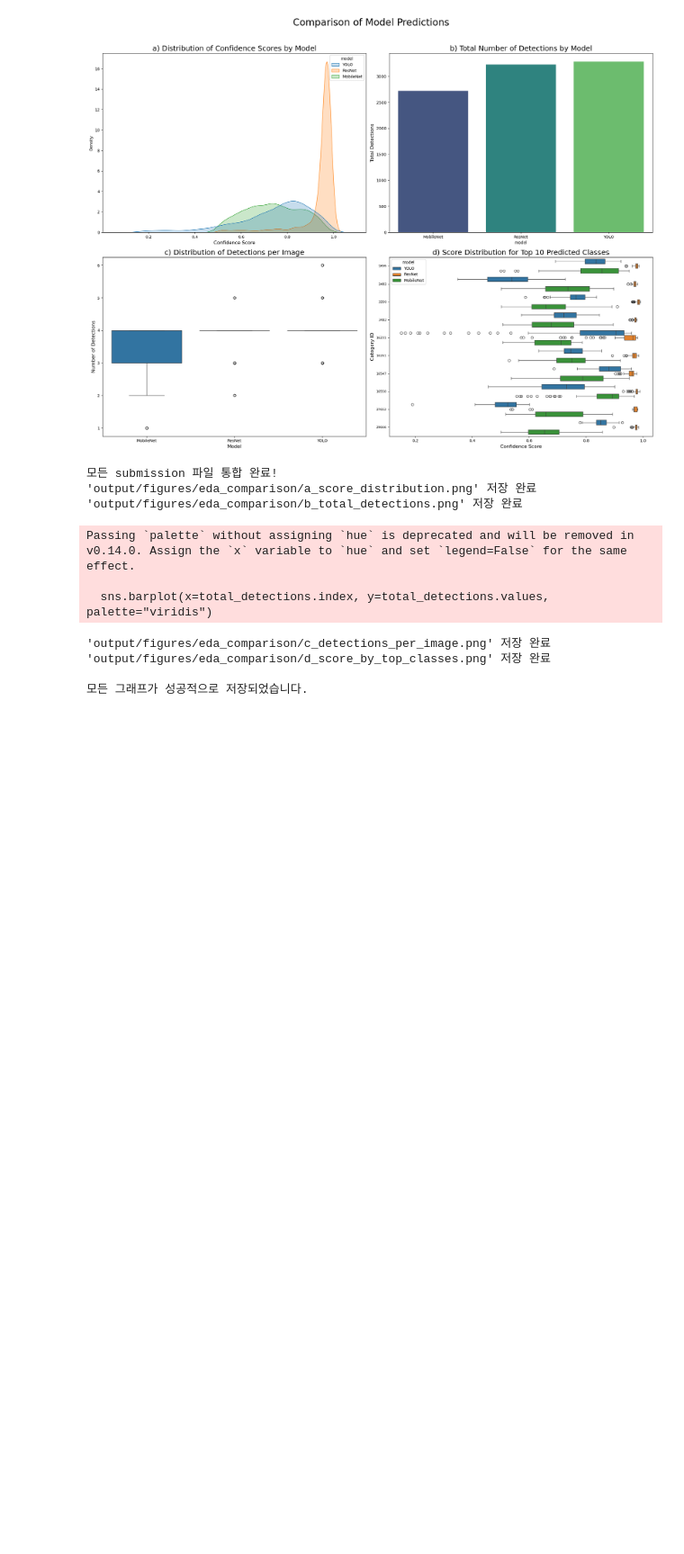
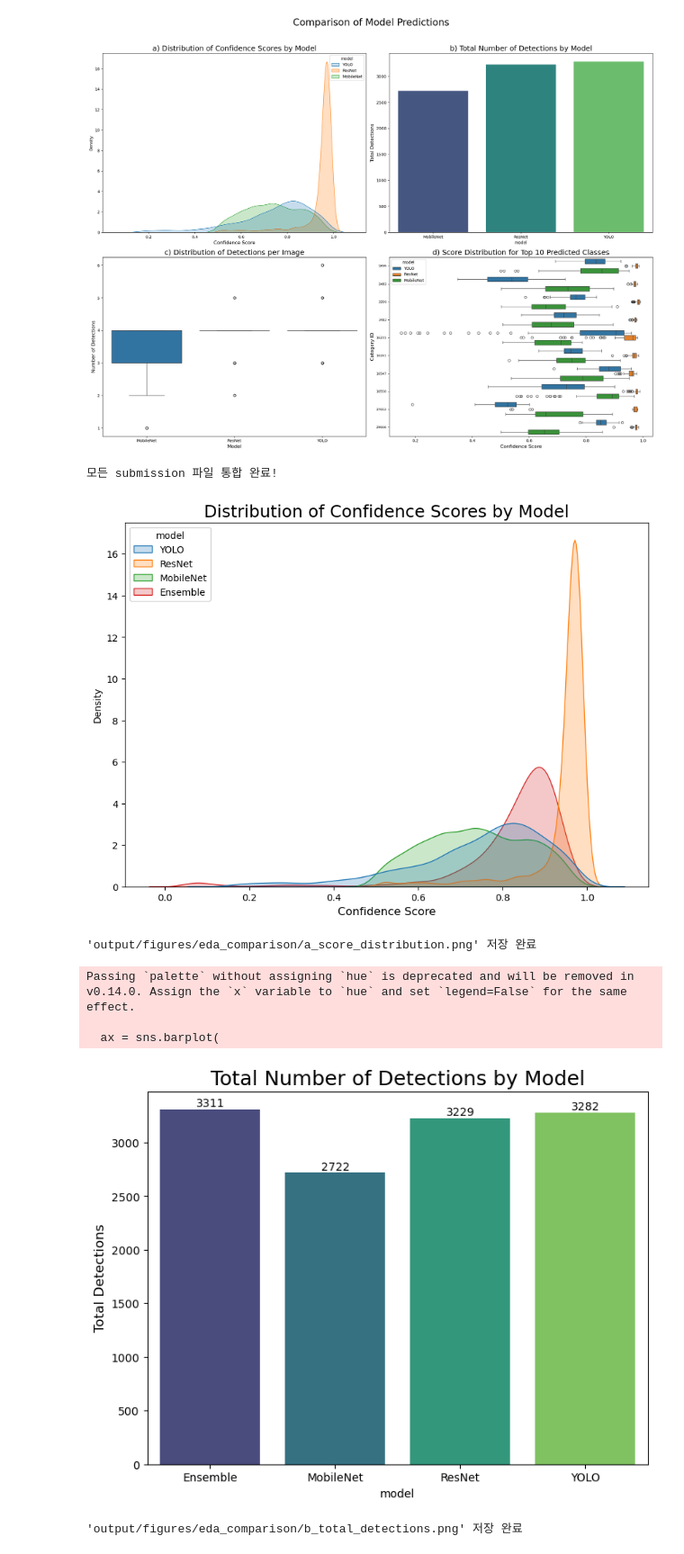
Before and after one commit to soohyun-chris-jeon/AI03-Project-1, a Jupyter notebook: notebooks/RESULT_analysis.ipynb, the cells around one changed output. Shown at 90% size. Cells and saved outputs as stored; diff of their text form; code cells hidden in the pictures; blank space fills up the shorter version.

```diff
--- a/notebooks/RESULT_analysis.ipynb
+++ b/notebooks/RESULT_analysis.ipynb
@@ -219,6 +219,7 @@ SUBMISSION_FILES = {
     "ResNet": "../output/submission_250729(2)_RESNET.csv",
     "MobileNet": "../output/submission_250730_mobilenet.csv",
     "Ensemble": "../output/submission_ensemble_250730(2).csv",
+    # "ResNet05": "../output/submission_250730_RESNET_FINAL.csv",
 }
 
 # ⭐ 그래프를 저장할 폴더 경로 설정
@@ -248,58 +249,67 @@ else:
     # a) 모델별 신뢰도 점수(Score) 분포
     plt.figure(figsize=(10, 7))
     sns.kdeplot(data=combined_df, x="score", hue="model", fill=True, common_norm=False)
-    plt.title("a) Distribution of Confidence Scores by Model", fontsize=18)
+    plt.title("Distribution of Confidence Scores by Model", fontsize=18)
     plt.xlabel("Confidence Score", fontsize=12)
     plt.savefig(FIGURES_DIR / "a_score_distribution.png")
+    plt.show()
     plt.close()  # Figure 메모리 해제
     print(f"'{FIGURES_DIR / 'a_score_distribution.png'}' 저장 완료")
 
     # b) 모델별 총 예측 개수
     plt.figure(figsize=(8, 6))
     total_detections = combined_df.groupby("model").size()
-    sns.barplot(x=total_detections.index, y=total_detections.values, palette="viridis")
-    plt.title("b) Total Number of Detections by Model", fontsize=18)
+    ax = sns.barplot(
+        x=total_detections.index, y=total_detections.values, palette="viridis"
+    )
+    ax.bar_label(ax.containers[0])  # 막대 위에 숫자 표시
+    ax.bar_label(ax.containers[1])  # 막대 위에 숫자 표시
+    ax.bar_label(ax.containers[2])  # 막대 위에 숫자 표시
+    ax.bar_label(ax.containers[3])  # 막대 위에 숫자 표시
+
+    plt.title("Total Number of Detections by Model", fontsize=18)
     plt.ylabel("Total Detections", fontsize=12)
     plt.savefig(FIGURES_DIR / "b_total_detections.png")
+    plt.show()
     plt.close()
     print(f"'{FIGURES_DIR / 'b_total_detections.png'}' 저장 완료")
 
     # c) 모델별 이미지 당 예측 개수 분포
     plt.figure(figsize=(10, 7))
     detections_per_image = (
         combined_df.groupby(["model", "image_id"]).size().reset_index(name="count")
     )
     sns.boxplot(data=detections_per_image, x="model", y="count")
-    plt.title("c) Distribution of Detections per Image", fontsize=18)
+    plt.title("Distribution of Detections per Image", fontsize=18)
     plt.xlabel("Model", fontsize=12)
     plt.ylabel("Number of Detections", fontsize=12)
     plt.savefig(FIGURES_DIR / "c_detections_per_image.png")
+    plt.show()
     plt.close()
     print(f"'{FIGURES_DIR / 'c_detections_per_image.png'}' 저장 완료")
 
     # d) 상위 10개 예측 클래스에 대한 모델별 신뢰도 점수
     plt.figure(figsize=(12, 10))
     top_10_classes = combined_df["category_id"].value_counts().nlargest(10).index
     top_10_df = combined_df[combined_df["category_id"].isin(top_10_classes)]
     sns.boxplot(data=top_10_df, x="score", y="category_id", hue="model", orient="h")
-    plt.title("d) Score Distribution for Top 10 Predicted Classes", fontsize=18)
+    plt.title("Score Distribution for Top 10 Predicted Classes", fontsize=18)
     plt.xlabel("Confidence Score", fontsize=12)
     plt.ylabel("Category ID", fontsize=12)
     plt.tick_params(axis="y", labelsize=8)
     plt.tight_layout()
     plt.savefig(FIGURES_DIR / "d_score_by_top_classes.png")
+    plt.show()
     plt.close()
     print(f"'{FIGURES_DIR / 'd_score_by_top_classes.png'}' 저장 완료")
 
     print("\n모든 그래프가 성공적으로 저장되었습니다.")
 # %% [output]
 모든 submission 파일 통합 완료!
-'output/figures/eda_comparison/a_score_distribution.png' 저장 완료
-'output/figures/eda_comparison/b_total_detections.png' 저장 완료
+[figure, added]
-Passing `palette` without assigning `hue` is deprecated and will be removed in v0.14.0. Assign the `x` variable to `hue` and set `legend=False` for the same effect.
-
-  sns.barplot(x=total_detections.index, y=total_detections.values, palette="viridis")
+'output/figures/eda_comparison/a_score_distribution.png' 저장 완료
-'output/figures/eda_comparison/c_detections_per_image.png' 저장 완료
-'output/figures/eda_comparison/d_score_by_top_classes.png' 저장 완료
+Passing `palette` without assigning `hue` is deprecated and will be removed in v0.14.0. Assign the `x` variable to `hue` and set `legend=False` for the same effect.
 
-모든 그래프가 성공적으로 저장되었습니다.
+  ax = sns.barplot(
+[figure, added]
+'output/figures/eda_comparison/b_total_detections.png' 저장 완료
```
Also changed, not shown: parts of 2 cells of this notebook, 4 other files.
